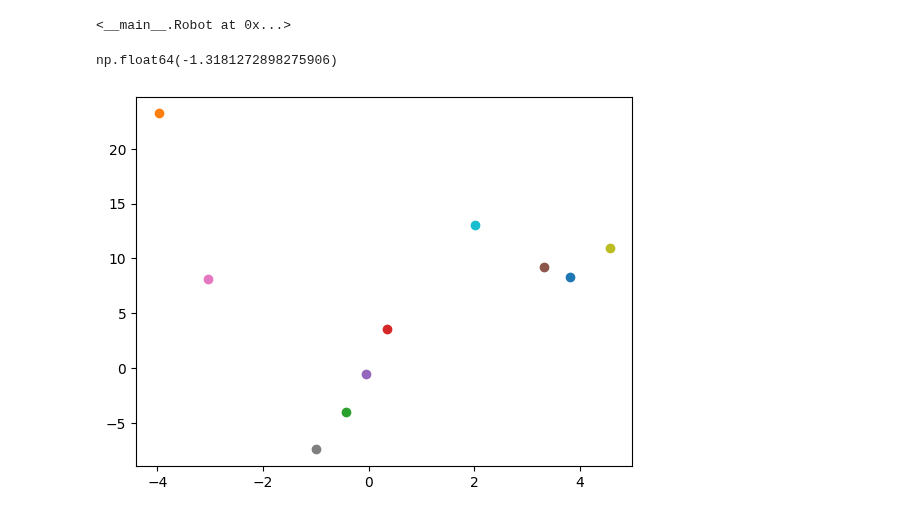
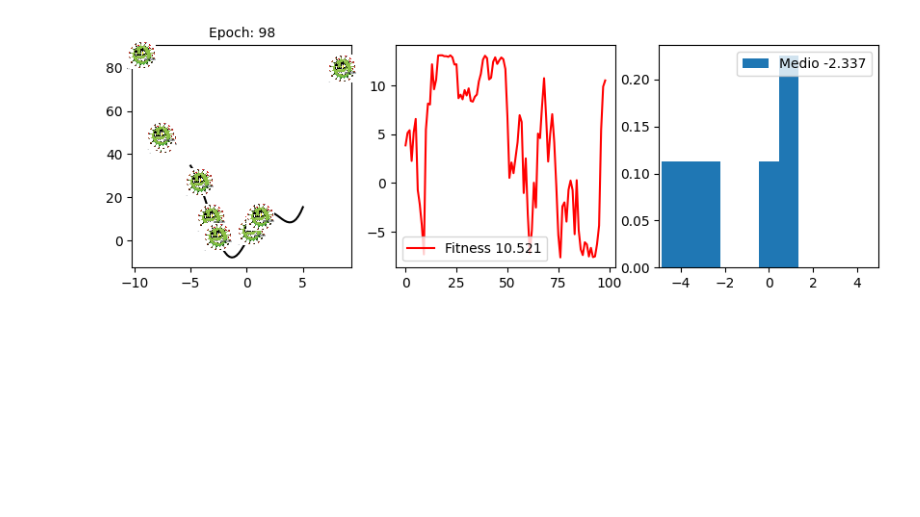
Before and after one commit to asegura4488/MetodosComputacionales2026, a Jupyter notebook: Semana14/AlgoritmoEvolutivo.ipynb, the cells around one changed output. Saved outputs shown, nothing was run; the diff lists cells and outputs as text; code cells hidden in the pictures; blank space fills up the shorter version.

```diff
--- a/Semana14/AlgoritmoEvolutivo.ipynb
+++ b/Semana14/AlgoritmoEvolutivo.ipynb
@@ -3,3 +12,5 @@
+# %%
+img = Image.open("Semana14/virus.jpg")
 # %%
 import numpy as np
 import matplotlib.pyplot as plt
@@ -13,6 +27,6 @@ def Plotter(e):
   ax = fig.add_subplot(131)
   ax1 = fig.add_subplot(132)
   ax2 = fig.add_subplot(133)
-  ax.set_title('{:.0f}'.format(e),fontsize=10)
+  ax.set_title('Epoch: {:.0f}'.format(e),fontsize=10)
 
   return ax,ax1,ax2
@@ -30,27 +39,27 @@ class Robot:
     self.Id = Id
 
     # La posicion del bot (gen)
-    self.r = np.random.uniform(-5,5)
+    self.r = np.random.uniform(-5,5.)
 
-    # Funcion de fitness
-    self.fitness = self.f(self.r)
+    # primera función de fitnes
+    self.Fitness = self.f(self.r)
 
-  # Definir un metodo de clase
+  # Setter de clase
+  def SetFitness(self):
+    self.Fitness = self.f(self.r)
+
+  # Getters de clase
+  def GetR(self):
+    return self.r
+
+  def GetFitness(self):
+    return self.Fitness
+
+  # Metodos de clase
   def Mutate(self):
-    self.r = self.r + np.random.normal(0,self.rate)
-    print('Aprendi algo en la clase')
+    self.r += np.random.normal(loc=0.,scale=self.rate)
 # %%
 f = lambda x: x**2 + 10*np.sin(x)
+rate = 0.4
-# %%
-# Nuestro primer robot
-r1 = Robot(f, 0.2, 0)
-r1
-# %% [output]
-<__main__.Robot at 0x...>
-# %%
-r1.r
-r1.fitness
-# %% [output]
-np.float64(-1.3181272898275906)
 # %%
 # Necesitamos muchos genes en puntos distintos de la memoria
@@ -66,7 +156,5 @@ def GetRobots(N):
 # %%
 Robots = GetRobots(10)
+Robots = Genetic(Robots, Plot=True)
+# %% [output]
+[figure, added]
-# %%
-for i in range(len(Robots)):
-  plt.plot(Robots[i].r,Robots[i].fitness,'o')
-# %% [output]
-[figure, removed]
```
Also changed, not shown: parts of 10 cells of this notebook.
